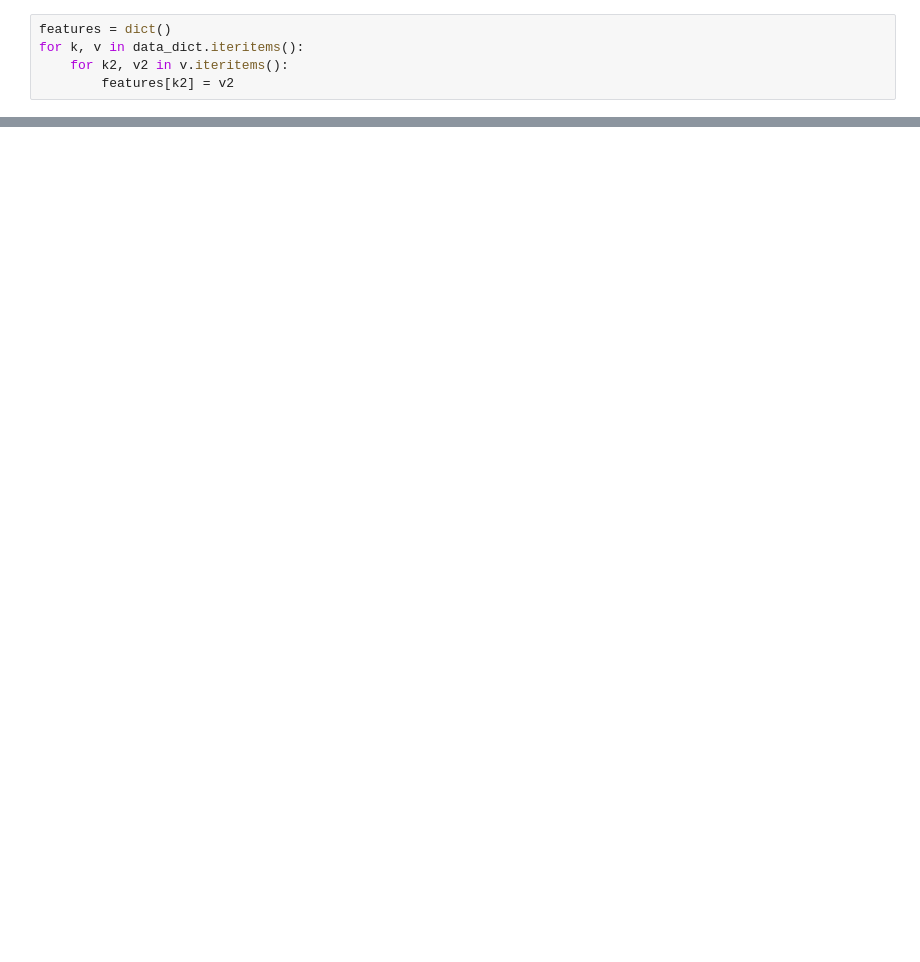
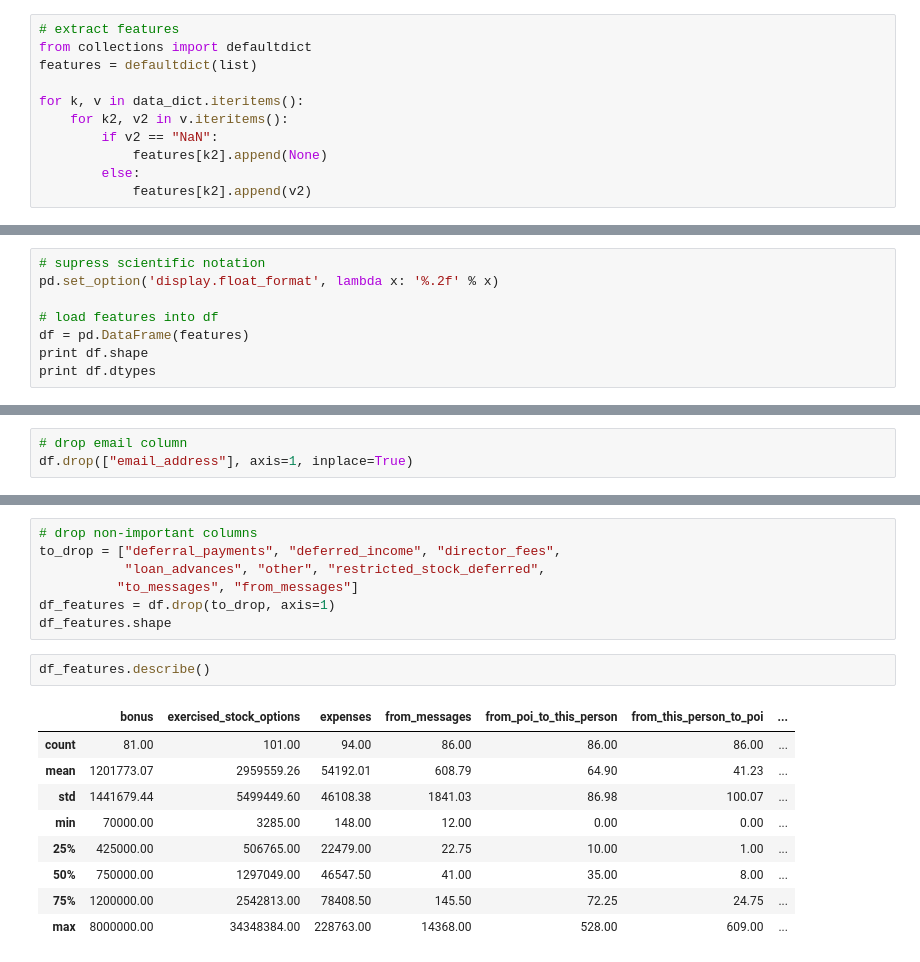
Before and after one commit to slangenbach/udacity-da-nanodegree, a Jupyter notebook: p5/final_project/poi_id.ipynb, the cells around one changed output, grey strips where cells are left out. Saved outputs shown, nothing was run; the diff lists cells and outputs as text; blank space fills up the shorter version.

```diff
--- a/p5/final_project/poi_id.ipynb
+++ b/p5/final_project/poi_id.ipynb
@@ -10,5 +31,11 @@ with open("./p5/final_project/final_project_dataset.pkl", "r") as data_file:
 # %%
-features = dict()
+# extract features
+from collections import defaultdict
+features = defaultdict(list)
+
 for k, v in data_dict.iteritems():
     for k2, v2 in v.iteritems():
-        features[k2] = v2
+        if v2 == "NaN":
+            features[k2].append(None)
+        else:
+            features[k2].append(v2)
@@ -19,0 +42,8 @@ AttributeError: 'module' object has no attribute 'hist'
+# %%
+# supress scientific notation
+pd.set_option('display.float_format', lambda x: '%.2f' % x)
+
+# load features into df
+df = pd.DataFrame(features)
+print df.shape
+print df.dtypes
@@ -19,0 +68,3 @@ AttributeError: 'module' object has no attribute 'hist'
+# %%
+# drop email column
+df.drop(["email_address"], axis=1, inplace=True)
@@ -19,0 +93,19 @@ AttributeError: 'module' object has no attribute 'hist'
+# %%
+# drop non-important columns
+to_drop = ["deferral_payments", "deferred_income", "director_fees",
+           "loan_advances", "other", "restricted_stock_deferred",
+          "to_messages", "from_messages"]
+df_features = df.drop(to_drop, axis=1)
+df_features.shape
+# %%
+df_features.describe()
+# %% [output]
+|  | bonus | exercised_stock_options | expenses | from_messages | from_poi_to_this_person | from_this_person_to_poi | ... |
+| count | 81.00 | 101.00 | 94.00 | 86.00 | 86.00 | 86.00 | ... |
+| mean | 1201773.07 | 2959559.26 | 54192.01 | 608.79 | 64.90 | 41.23 | ... |
+| std | 1441679.44 | 5499449.60 | 46108.38 | 1841.03 | 86.98 | 100.07 | ... |
+| min | 70000.00 | 3285.00 | 148.00 | 12.00 | 0.00 | 0.00 | ... |
+| 25% | 425000.00 | 506765.00 | 22479.00 | 22.75 | 10.00 | 1.00 | ... |
+| 50% | 750000.00 | 1297049.00 | 46547.50 | 41.00 | 35.00 | 8.00 | ... |
+| 75% | 1200000.00 | 2542813.00 | 78408.50 | 145.50 | 72.25 | 24.75 | ... |
+| max | 8000000.00 | 34348384.00 | 228763.00 | 14368.00 | 528.00 | 609.00 | ... |
```
Also changed, not shown: parts of 8 cells of this notebook, 1 other file.
